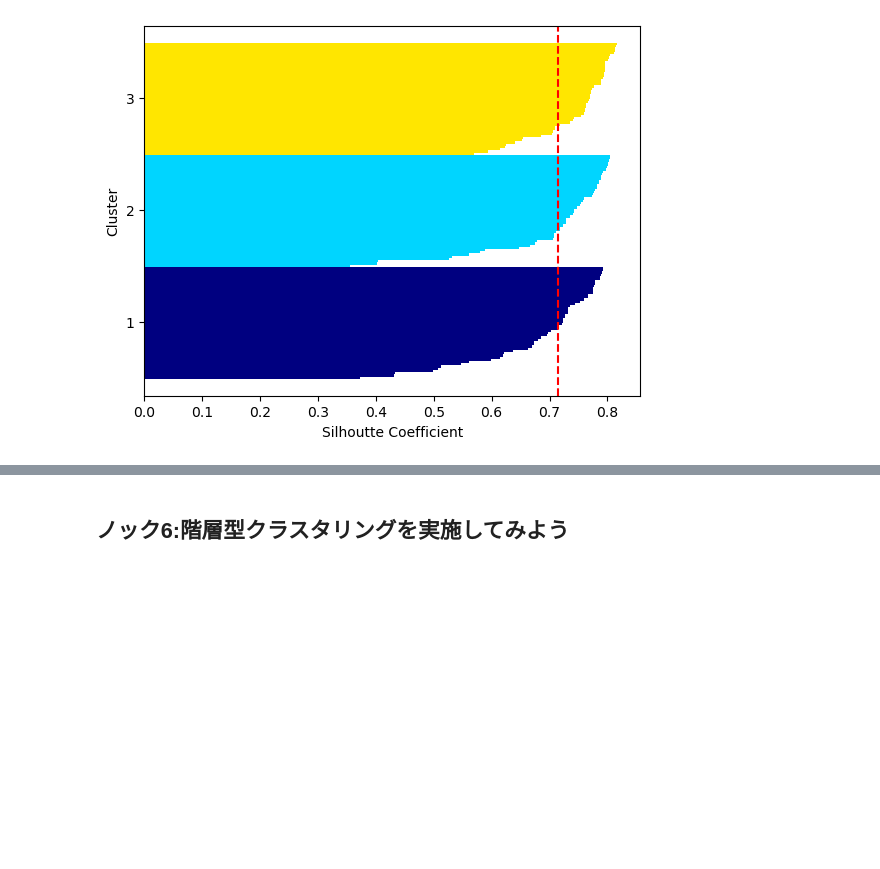
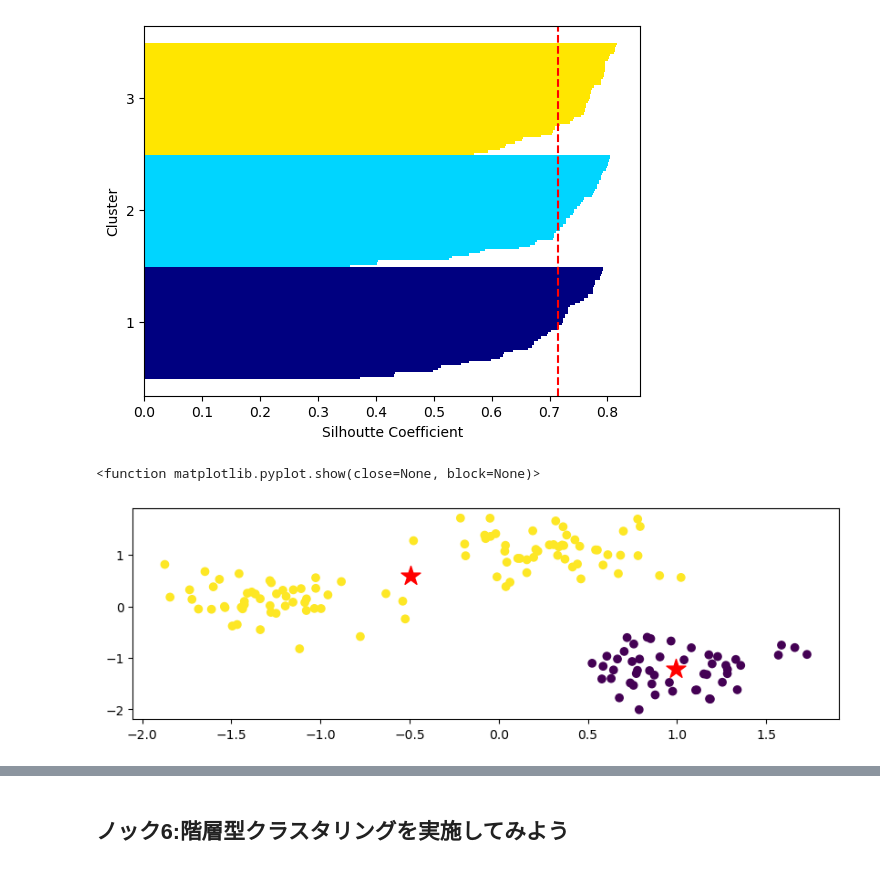
Before and after one commit to akisuke1192/23_06_04_mokumoku_practical_ai_modeling, a Jupyter notebook: Aki/1章.ipynb, the cells around one changed output, grey strips where cells are left out. Saved outputs shown, nothing was run; the diff lists cells and outputs as text; code cells hidden in the pictures; blank space fills up the shorter version.

```diff
--- a/Aki/1章.ipynb
+++ b/Aki/1章.ipynb
@@ -235,10 +235,14 @@ plt.yticks(yticks,cluster_labels +1)
 # %%
 km = KMeans(n_clusters=2,
                 n_init=10,
                 max_iter=300,
                 random_state=0)
 z_km=km.fit(X_norm)
 
 plt.figure(figsize=(10,3))
 plt.scatter(x,y, c=z_km.labels_)
-plt.scatter(z_km.cluster_centers_[:,0],z_km.)
+plt.scatter(z_km.cluster_centers_[:,0],z_km.cluster_centers_[:,1],s=250,marker="*",c="red")
+plt.show
+# %% [output]
+<function matplotlib.pyplot.show(close=None, block=None)>
+[figure, added]
```
Also changed, not shown: parts of 6 cells of this notebook.
